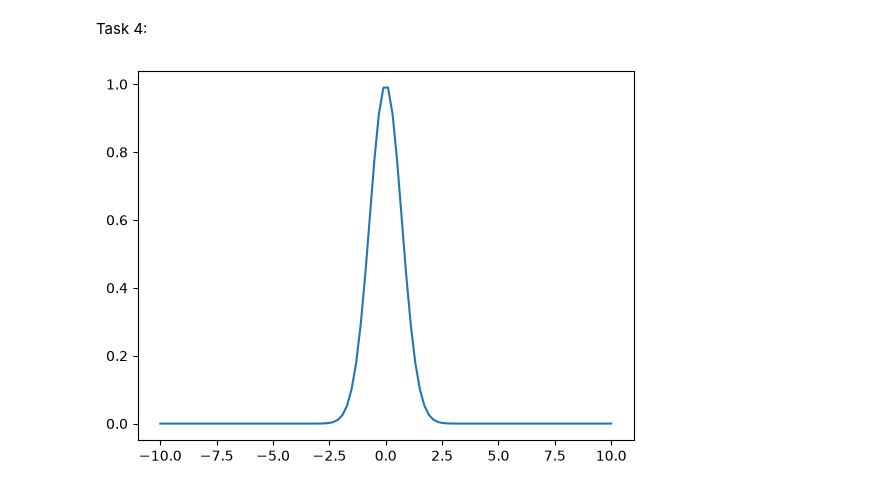
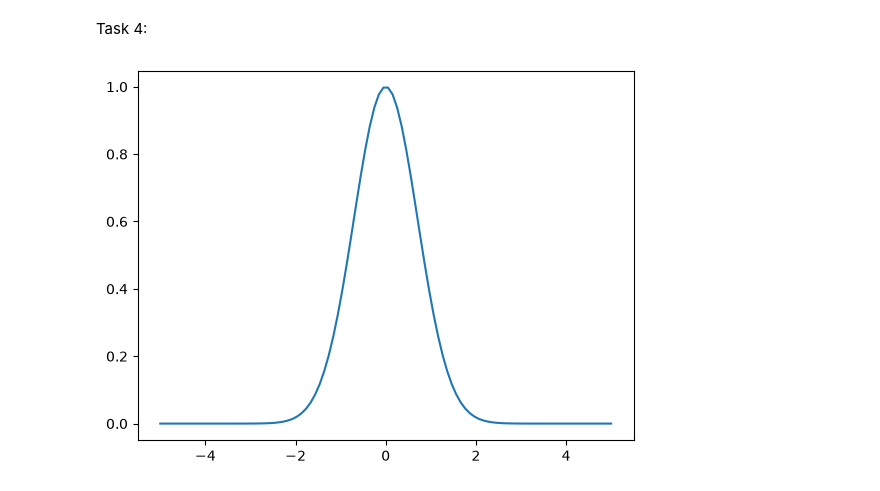
Before and after one commit to rania1514/ELEC576-Assignment0, a Jupyter notebook: Assignment_0.ipynb, the cells around one changed output. Saved outputs shown, nothing was run; the diff lists cells and outputs as text; code cells hidden in the pictures.

```diff
--- a/Assignment_0.ipynb
+++ b/Assignment_0.ipynb
@@ -116,10 +542,10 @@ plt.show()
 # %% [markdown]
 Task 4:
 # %%
-x = np.linspace(-10, 10, 100)
+x = np.linspace(-5, 5, 100)
 y = np.exp(-x**2)
 
 plt.plot(x, y)
 plt.show()
 # %% [output]
-[figure, old version]
+[figure, new version]
```
Also changed, not shown: parts of 83 cells of this notebook.
